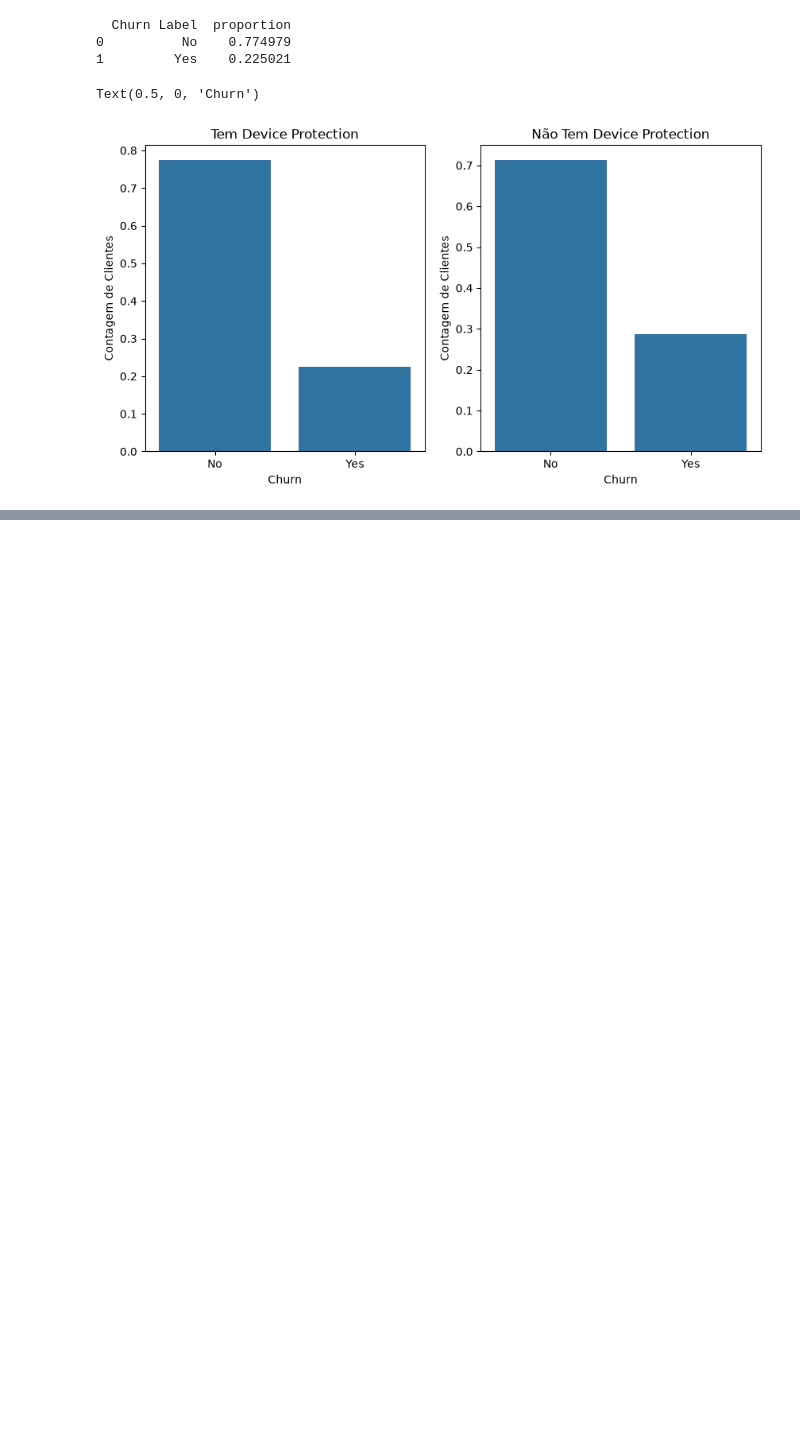
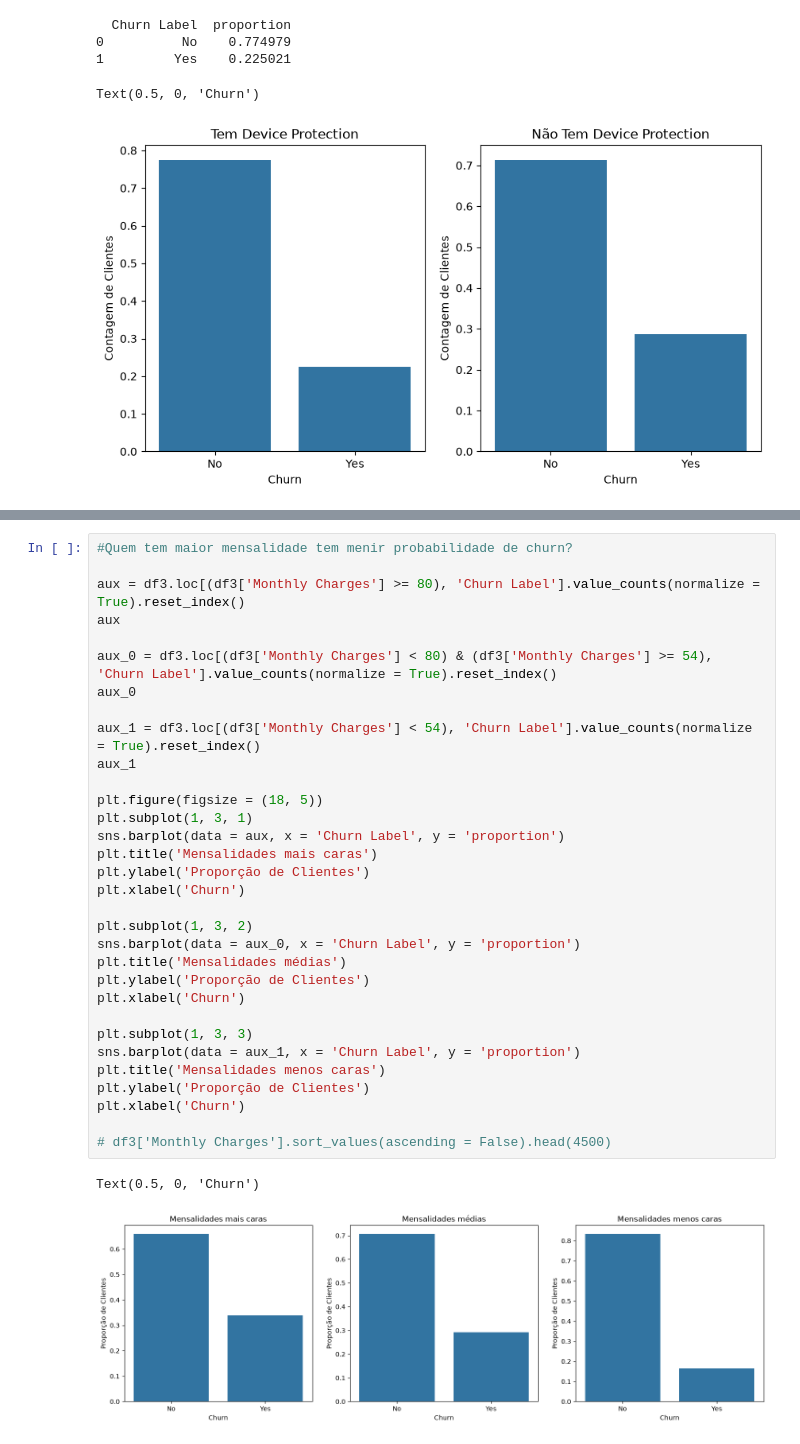
Before and after one commit to lucasffreitasds/churn_IBM, a Jupyter notebook: projeto_churn_IBM.ipynb, the cells around one changed output, grey strips where cells are left out. Cells and saved outputs as stored; diff of their text form; blank space fills up the shorter version.

```diff
--- a/projeto_churn_IBM.ipynb
+++ b/projeto_churn_IBM.ipynb
@@ -743,0 +773,35 @@ Text(0.5, 0, 'Churn')
+# %%
+#Quem tem maior mensalidade tem menir probabilidade de churn?
+
+aux = df3.loc[(df3['Monthly Charges'] >= 80), 'Churn Label'].value_counts(normalize = True).reset_index()
+aux
+
+aux_0 = df3.loc[(df3['Monthly Charges'] < 80) & (df3['Monthly Charges'] >= 54), 'Churn Label'].value_counts(normalize = True).reset_index()
+aux_0
+
+aux_1 = df3.loc[(df3['Monthly Charges'] < 54), 'Churn Label'].value_counts(normalize = True).reset_index()
+aux_1
+
+plt.figure(figsize = (18, 5))
+plt.subplot(1, 3, 1)
+sns.barplot(data = aux, x = 'Churn Label', y = 'proportion')
+plt.title('Mensalidades mais caras')
+plt.ylabel('Proporção de Clientes')
+plt.xlabel('Churn')
+
+plt.subplot(1, 3, 2)
+sns.barplot(data = aux_0, x = 'Churn Label', y = 'proportion')
+plt.title('Mensalidades médias')
+plt.ylabel('Proporção de Clientes')
+plt.xlabel('Churn')
+
+plt.subplot(1, 3, 3)
+sns.barplot(data = aux_1, x = 'Churn Label', y = 'proportion')
+plt.title('Mensalidades menos caras')
+plt.ylabel('Proporção de Clientes')
+plt.xlabel('Churn')
+
+# df3['Monthly Charges'].sort_values(ascending = False).head(4500)
+# %% [output]
+Text(0.5, 0, 'Churn')
+[figure, added]
```
Also changed, not shown: parts of 23 cells of this notebook.
